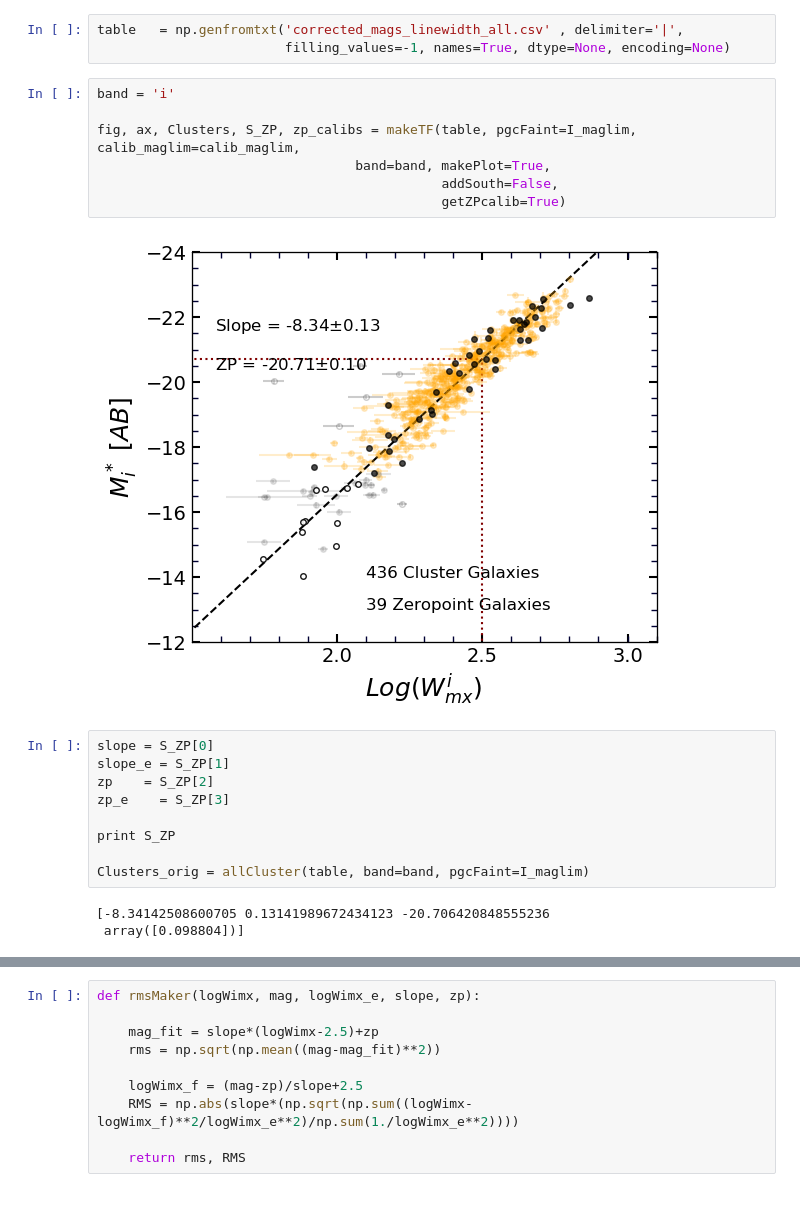
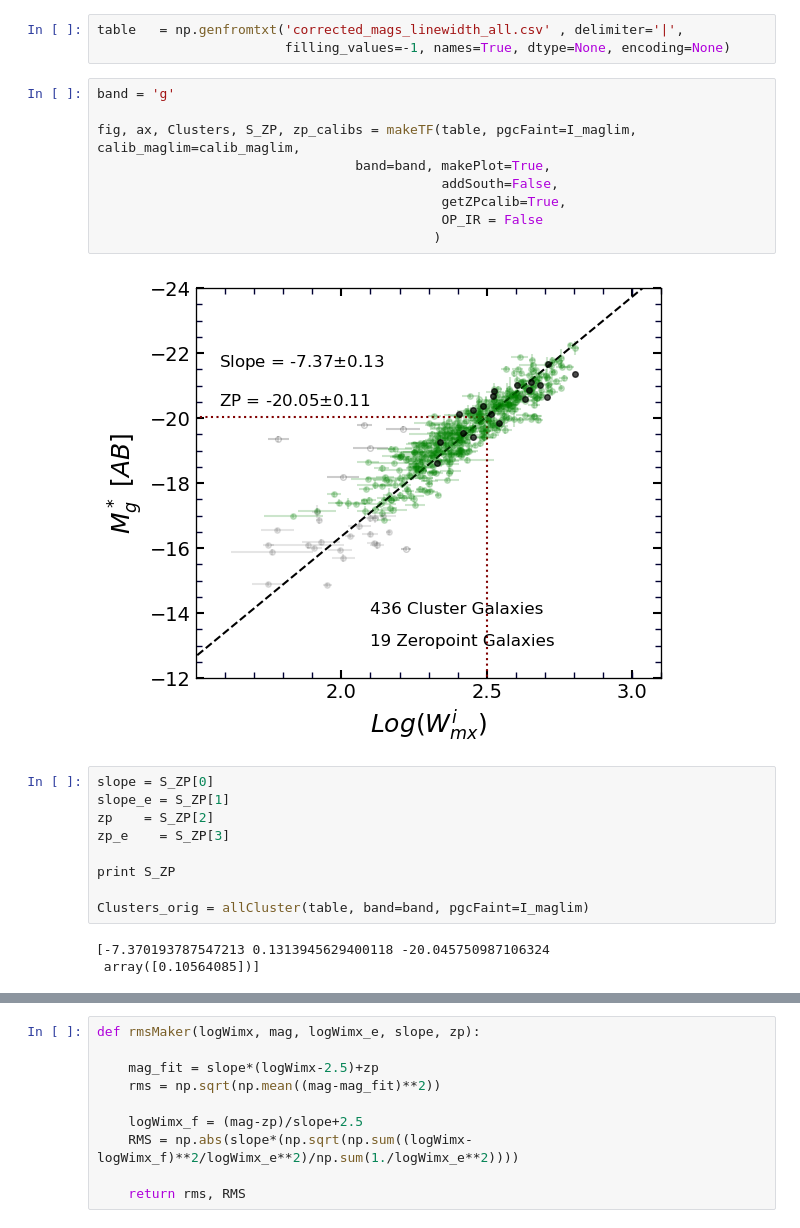
Before and after one commit to ekourkchi/TFcalibrators, a Jupyter notebook: i_clusters.ipynb, the cells around one changed output, grey strips where cells are left out. Cells and saved outputs as stored; diff of their text form.

```diff
--- a/i_clusters.ipynb
+++ b/i_clusters.ipynb
@@ -42,14 +42,16 @@ calib_maglim = [3974, 6699, 19871, 22277, 38148, 41020, 41066, 41093, 46127, 494
 table   = np.genfromtxt('corrected_mags_linewidth_all.csv' , delimiter='|',
                         filling_values=-1, names=True, dtype=None, encoding=None)
 # %%
-band = 'i'
+band = 'g'
 
 fig, ax, Clusters, S_ZP, zp_calibs = makeTF(table, pgcFaint=I_maglim, calib_maglim=calib_maglim,
                                  band=band, makePlot=True,
                                             addSouth=False,
-                                            getZPcalib=True)
+                                            getZPcalib=True,
+                                            OP_IR = False
+                                           )
 # %% [output]
-[figure, old version]
+[figure, new version]
 # %%
 slope = S_ZP[0]
 slope_e = S_ZP[1]
@@ -60,8 +62,8 @@ print S_ZP
 
 Clusters_orig = allCluster(table, band=band, pgcFaint=I_maglim)
 # %% [output]
-[-8.34142508600705 0.13141989672434123 -20.706420848555236
- array([0.098804])]
+[-7.370193787547213 0.1313945629400118 -20.045750987106324
+ array([0.10564085])]
 # %%
 fig, ax = makeFig(band=band, xLim = (1.5,3.1), yLim = (-12,-24), MAGabs=True)
 
```
Also changed, not shown: parts of 24 cells of this notebook, 10 other files.
